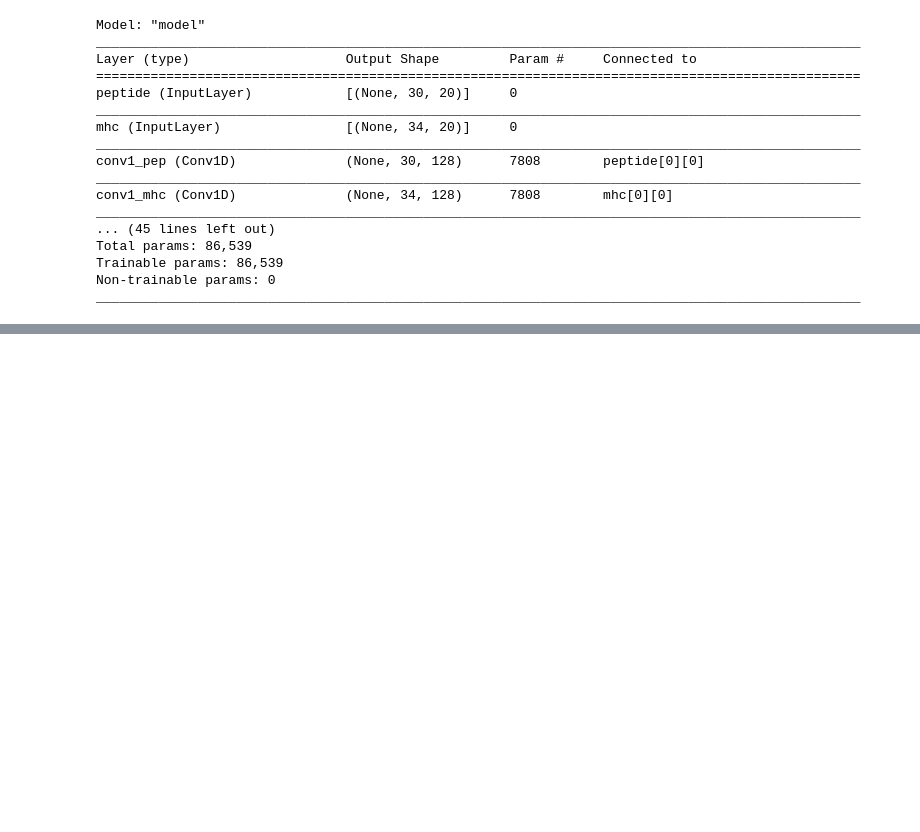
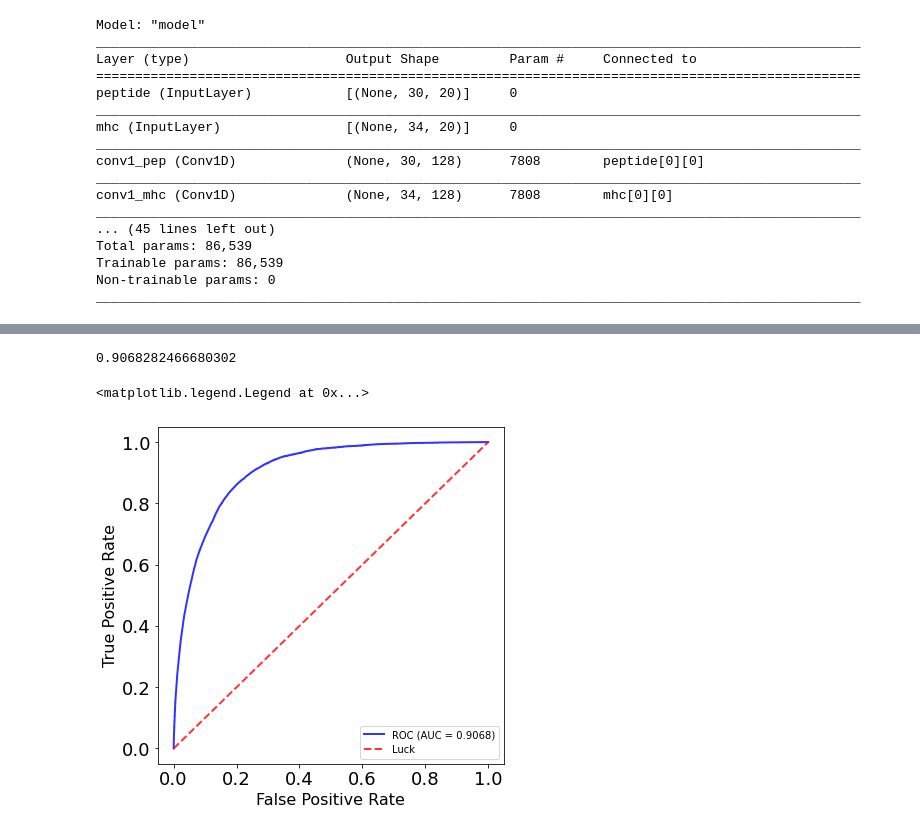
Before and after one commit to jjia1/viralepitope, a Jupyter notebook: ViralEpitopeModel.ipynb, the cells around one changed output, grey strips where cells are left out. Saved outputs shown, nothing was run; the diff lists cells and outputs as text; code cells hidden in the pictures; blank space fills up the shorter version.

Commit message:
8/24/2022 ROC and PRC curves

```diff
--- a/ViralEpitopeModel.ipynb
+++ b/ViralEpitopeModel.ipynb
@@ -460,31 +467,39 @@ Epoch 4/100
+# %%
+probas_ = saved_model.model.predict([np.array(validation_pep),np.array(validation_mhc)])
+allprobas_ = np.append(allprobas_, probas_)
+all_labels = np.append(all_labels, validation_target)
 # %%
 font1 = {'family' : 'Times New Roman',
         'weight' : 'normal',
         'size'   : 16}
 figsize=6.2, 6.2
 
 ########ROC_figure
 figure1, ax1 = plt.subplots(figsize=figsize)
 ax1.tick_params(labelsize=18)
 labels = ax1.get_xticklabels() + ax1.get_yticklabels()
 [label.set_fontname('Times New Roman') for label in labels]
 
 fpr, tpr, thresholds = roc_curve(all_labels, allprobas_)
 roc_auc = auc(fpr, tpr)
 print(roc_auc)
 
 ax1.plot(fpr, tpr, color='b',
-    label=r'Mean ROC (AUC = %0.4f)' % (roc_auc),
+    label=r'ROC (AUC = %0.4f)' % (roc_auc),
     lw=2, alpha=.8)
 ax1.plot([0, 1], [0, 1], linestyle='--', lw=2, color='r',
         label='Luck', alpha=.8)
 ax1.set_xlim([-0.05, 1.05])
 ax1.set_ylim([-0.05, 1.05])
 ax1.set_xlabel('False Positive Rate', font1)
 ax1.set_ylabel('True Positive Rate', font1)
 # title1 = 'Cross Validated ROC Curve'
 # ax1.set_title(title1, font1)
 ax1.legend(loc="lower right")
+# %% [output]
+0.9068282466680302
+<matplotlib.legend.Legend at 0x...>
+[figure, added]
 # %%
 ########PR_figure
 figure2, ax2 = plt.subplots(figsize=figsize)
```
Also changed, not shown: parts of 2 cells of this notebook.
